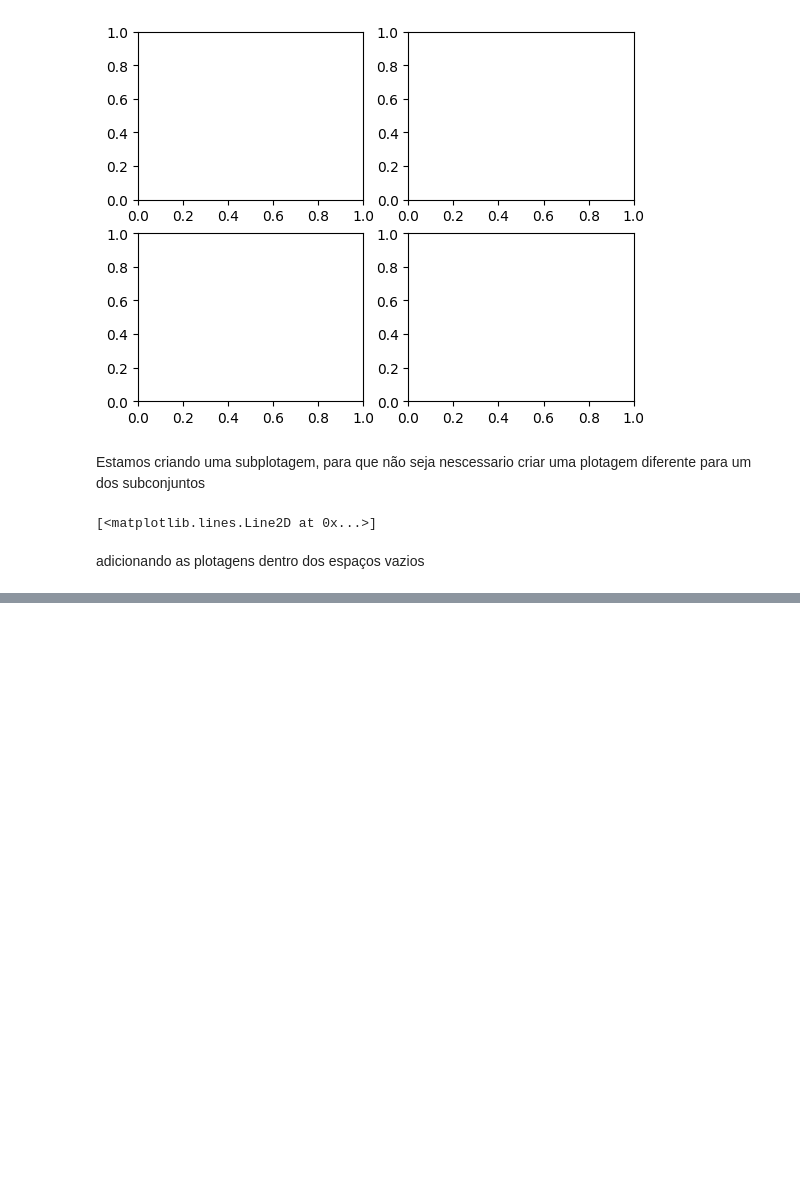
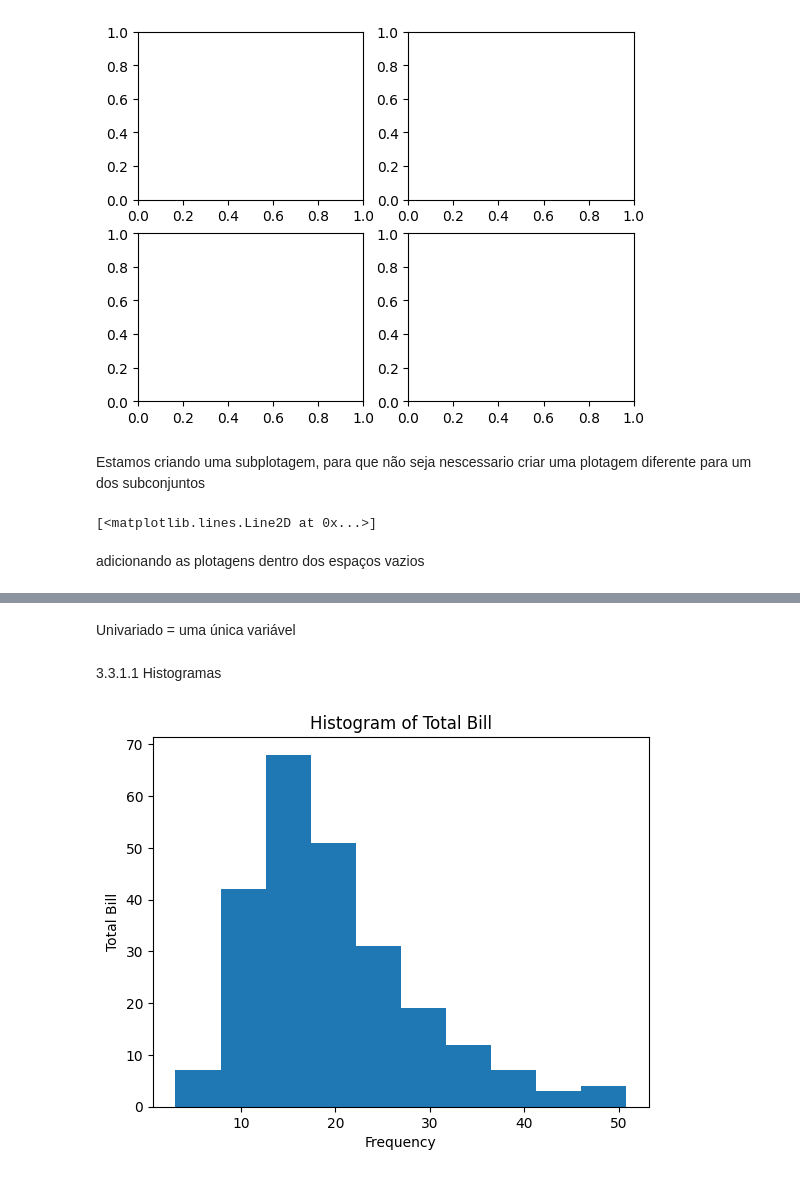
Before and after one commit to LuizGiehl/PFE, a Jupyter notebook: src/cap3.ipynb, the cells around one changed output, grey strips where cells are left out. Cells and saved outputs as stored; diff of their text form; code cells hidden in the pictures; blank space fills up the shorter version.

```diff
--- a/src/cap3.ipynb
+++ b/src/cap3.ipynb
@@ -87,0 +97,3 @@ fig
+# %%
+tips = sns.load_dataset("tips")
+print(tips)
@@ -87,0 +115,20 @@ fig
+# %% [markdown]
+Univariado = uma única variável
+# %% [markdown]
+3.3.1.1 Histogramas
+# %%
+#cria figura e eixos
+fig2 = plt.figure()
+axes1 = fig2.add_subplot(1,1,1)
+
+#craia o histograma
+axes1.hist(tips['total_bill'], bins=10)
+
+#adiciona título e rótulos
+axes1.set_title('Histogram of Total Bill')
+axes1.set_xlabel('Frequency')
+axes1.set_ylabel('Total Bill')
+
+fig2.show()
+# %% [output]
+[figure, added]
```
Also changed, not shown: parts of 9 cells of this notebook.
